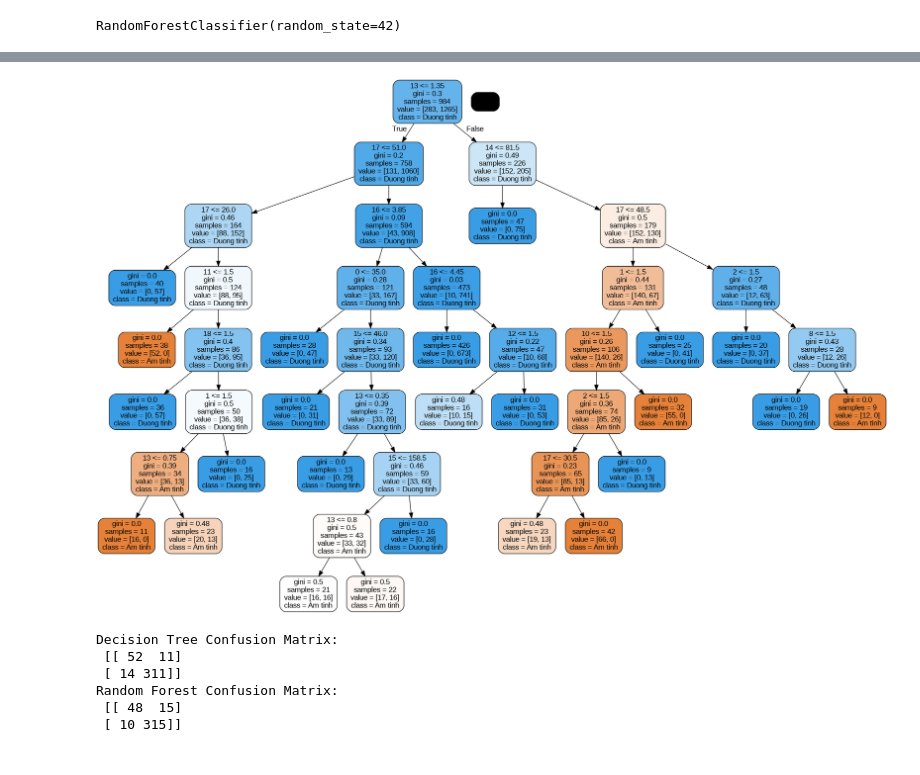
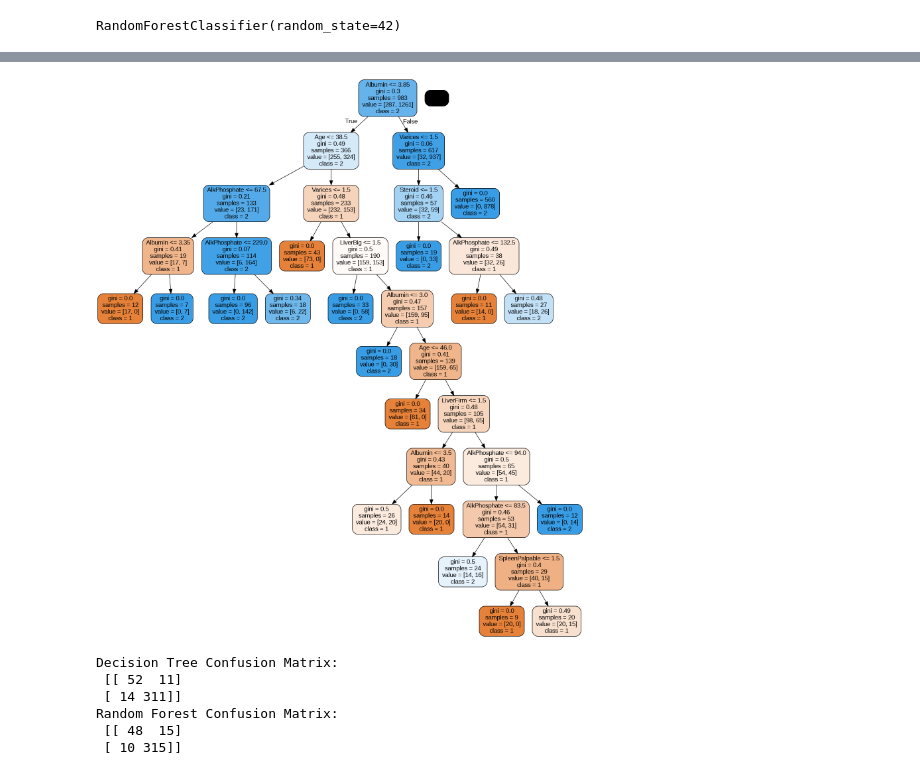
Before and after one commit to quangdad/DataMining, a Jupyter notebook: HepatitisB.ipynb, the cells around one changed output, grey strips where cells are left out. Cells and saved outputs as stored; diff of their text form; code cells hidden in the pictures.

```diff
--- a/HepatitisB.ipynb
+++ b/HepatitisB.ipynb
@@ -207,27 +226,27 @@ RandomForestClassifier(random_state=42)
 # %%
 from sklearn.datasets import make_classification
 from sklearn.tree import export_graphviz
 from IPython.display import Image
 import pydotplus
 features = data.columns
 # trích xuất cây đầu tiên từ mô hình Random Forest
-tree = rf_model.estimators_[0]
+tree = rf_model.estimators_[99]
 
 # tạo file .dot từ cây quyết định
 dot_data = export_graphviz(tree, out_file=None,
-                     feature_names = list(range(19)),
-                     class_names = ['Am tinh', 'Duong tinh'],
+                     feature_names = X_train.columns.tolist(),
+                     class_names = ['1', '2'],
                      rounded = True, proportion = False,
                      precision = 2, filled = True)
 
 # tạo biểu đồ từ file .dot
 graph = pydotplus.graph_from_dot_data(dot_data)
 
 # hiển thị biểu đồ
 Image(graph.create_png())
 #Mô hình Random Forest trong hình được hình dung bao gồm 5 cây quyết định (decision trees) trong ensemble.
 # %% [output]
-[figure, old version]
+[figure, new version]
 # %%
 from sklearn.metrics import confusion_matrix
 dt_y_pred = dt_model.predict(X_test)
```
Also changed, not shown: parts of 4 cells of this notebook.
